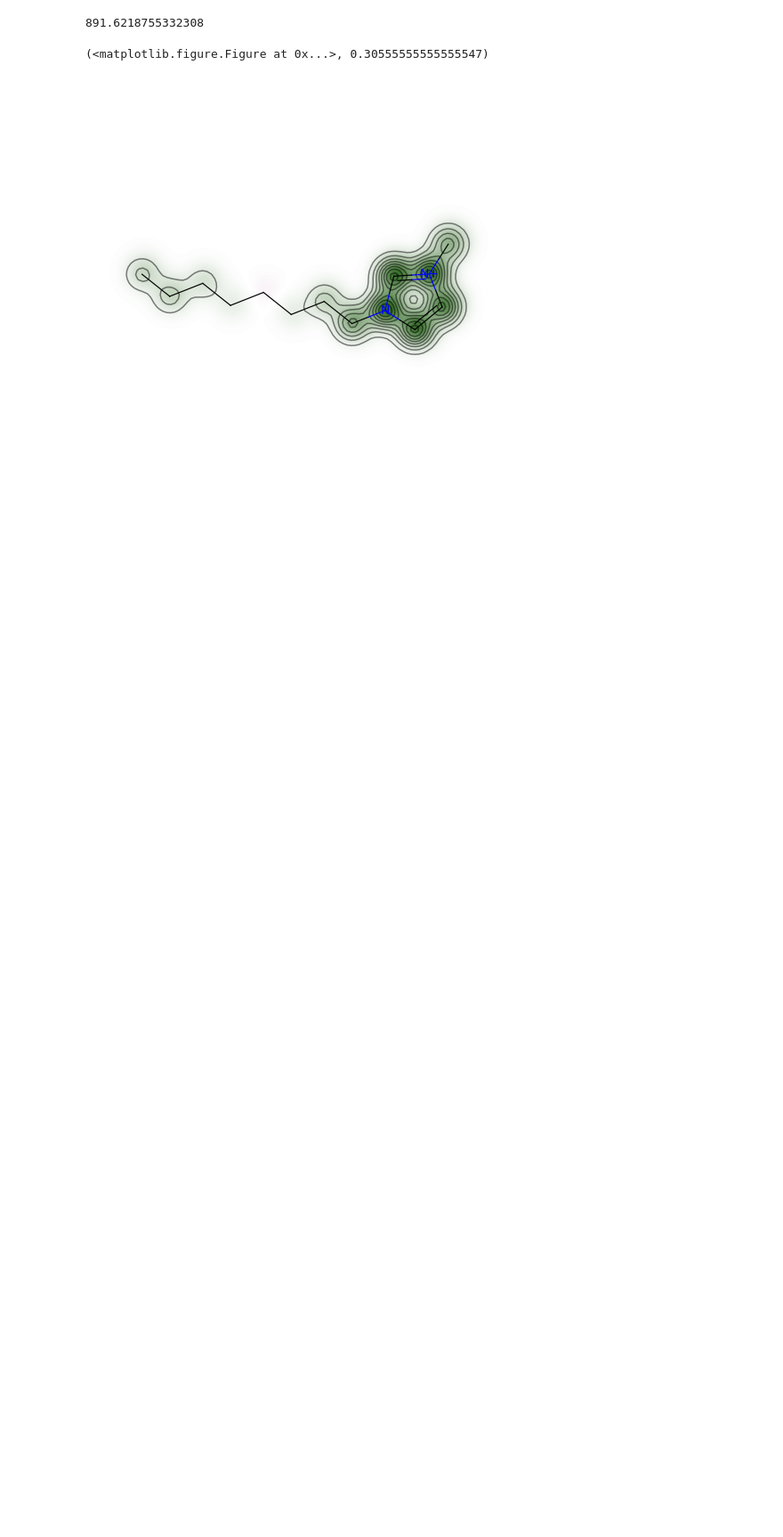
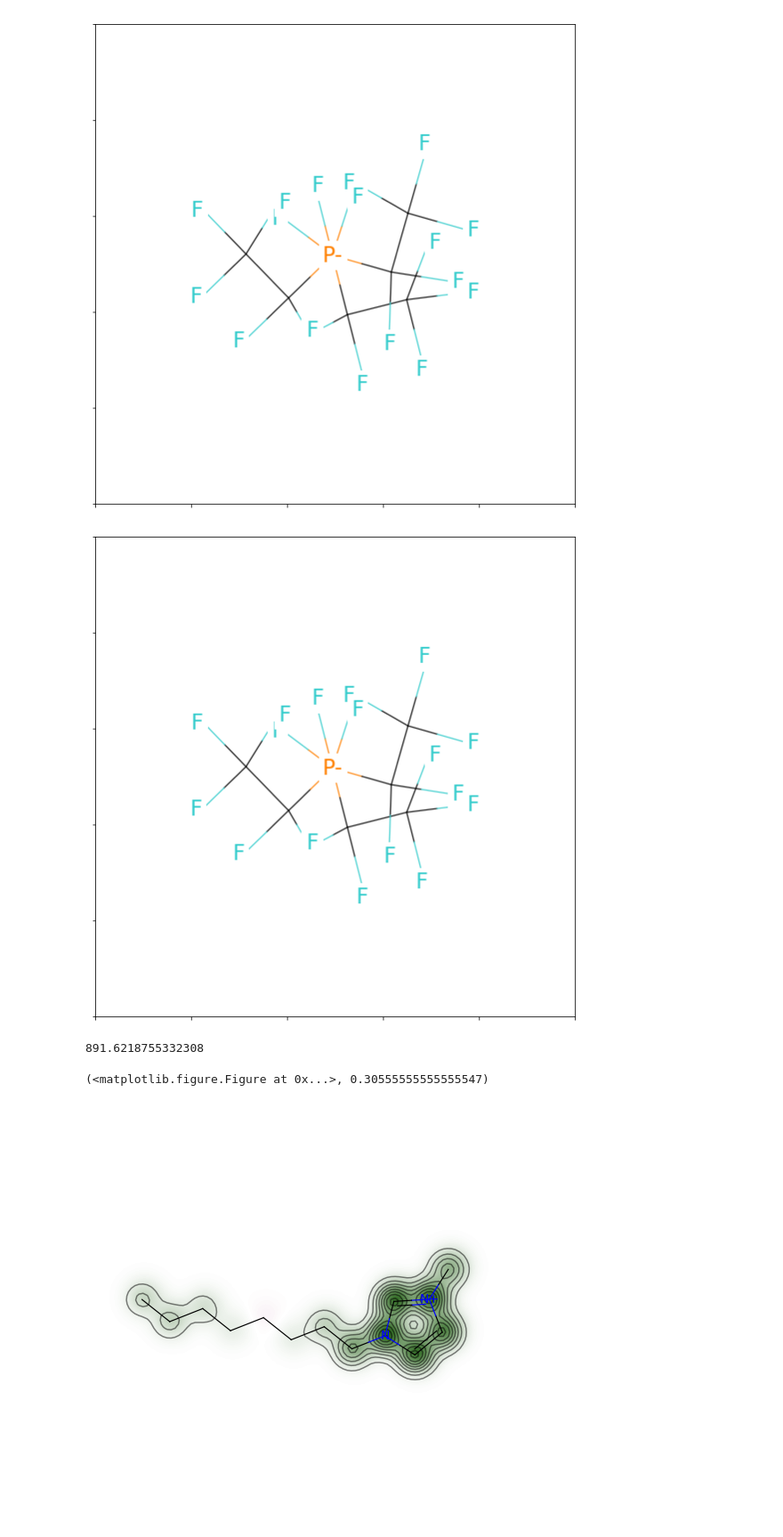
Before and after one commit to wesleybeckner/gains, a Jupyter notebook: scripts/gains_prototype.ipynb, the cells around one changed output. Shown: that part at 89% size. Cells and saved outputs as stored; diff of their text form; code cells hidden in the pictures; blank space fills up the shorter version.

```diff
--- a/scripts/gains_prototype.ipynb
+++ b/scripts/gains_prototype.ipynb
@@ -97,3 +125,8 @@ within 1% of target density: 800 (kg/m)
+# %%
+Draw.MolToMPL(Chem.MolFromSmiles("C(C(F)(F)[P-](C(C(F)(F)F)(F)F)(C(C(F)(F)F)(F)F)(F)(F)F)(F)(F)F"))
+# %% [output]
+[figure, added]
+[figure, added]
 # %%
 #imports
 from math import exp
```
Also changed, not shown: parts of 3 cells of this notebook, 27 other files.
